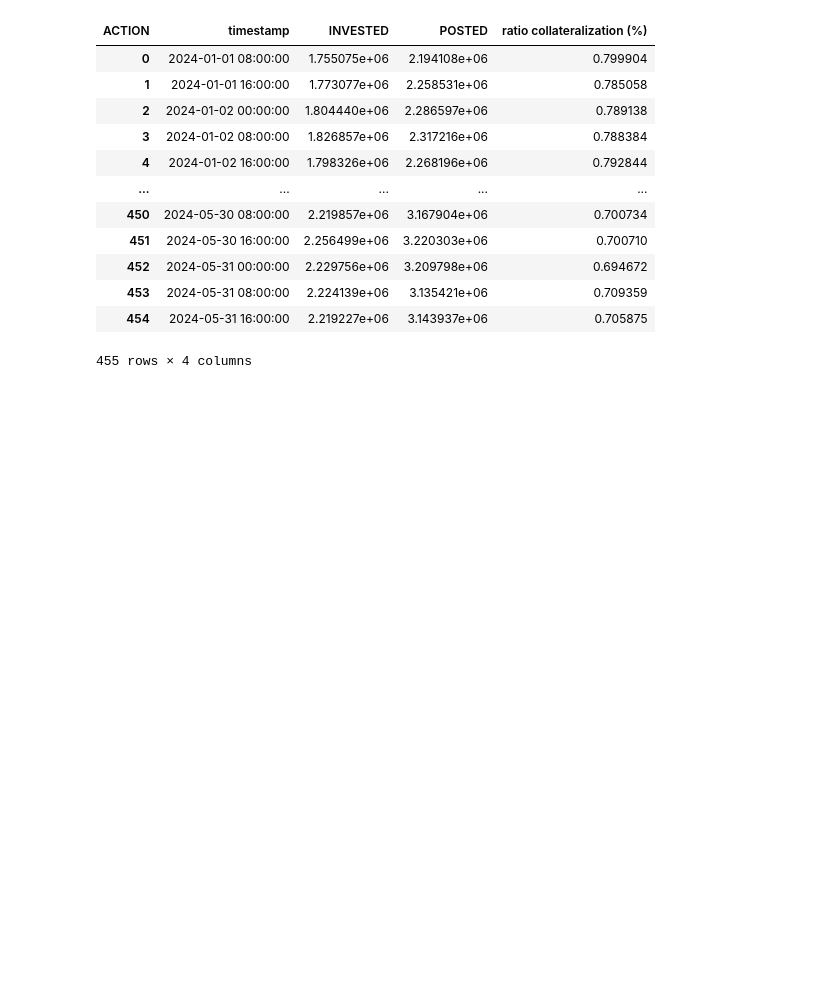
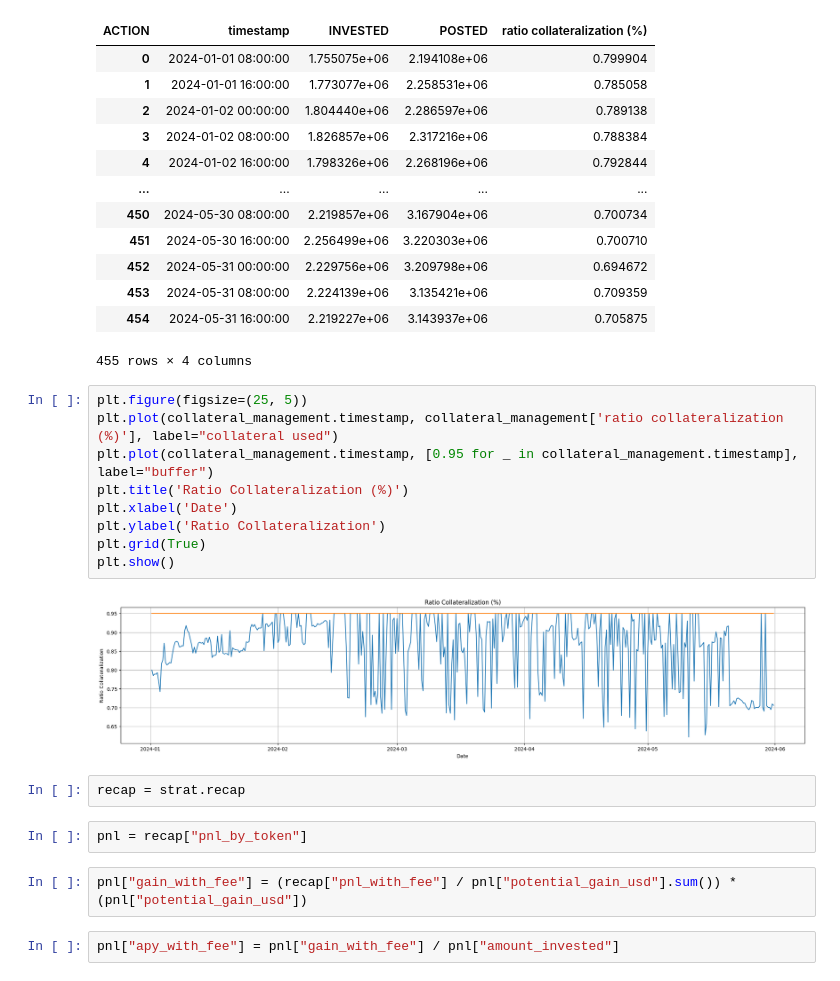
Before and after one commit to spartan38/challenge, a Jupyter notebook: analysis.ipynb, the cells around one changed output. Saved outputs shown, nothing was run; the diff lists cells and outputs as text; blank space fills up the shorter version.

Commit message:
add fee processing + improve allocation collateral

```diff
--- a/analysis.ipynb
+++ b/analysis.ipynb
@@ -145,3 +170,22 @@ collateral_management
 | 453 | 2024-05-31 08:00:00 | 2.224139e+06 | 3.135421e+06 | 0.709359 |
 | 454 | 2024-05-31 16:00:00 | 2.219227e+06 | 3.143937e+06 | 0.705875 |
 455 rows × 4 columns
+# %%
+plt.figure(figsize=(25, 5))
+plt.plot(collateral_management.timestamp, collateral_management['ratio collateralization (%)'], label="collateral used")
+plt.plot(collateral_management.timestamp, [0.95 for _ in collateral_management.timestamp], label="buffer")
+plt.title('Ratio Collateralization (%)')
+plt.xlabel('Date')
+plt.ylabel('Ratio Collateralization')
+plt.grid(True)
+plt.show()
+# %% [output]
+[figure, added]
+# %%
+recap = strat.recap
+# %%
+pnl = recap["pnl_by_token"]
+# %%
+pnl["gain_with_fee"] = (recap["pnl_with_fee"] / pnl["potential_gain_usd"].sum()) * (pnl["potential_gain_usd"])
+# %%
+pnl["apy_with_fee"] = pnl["gain_with_fee"] / pnl["amount_invested"]
```
Also changed, not shown: parts of 14 cells of this notebook, 6 other files.
